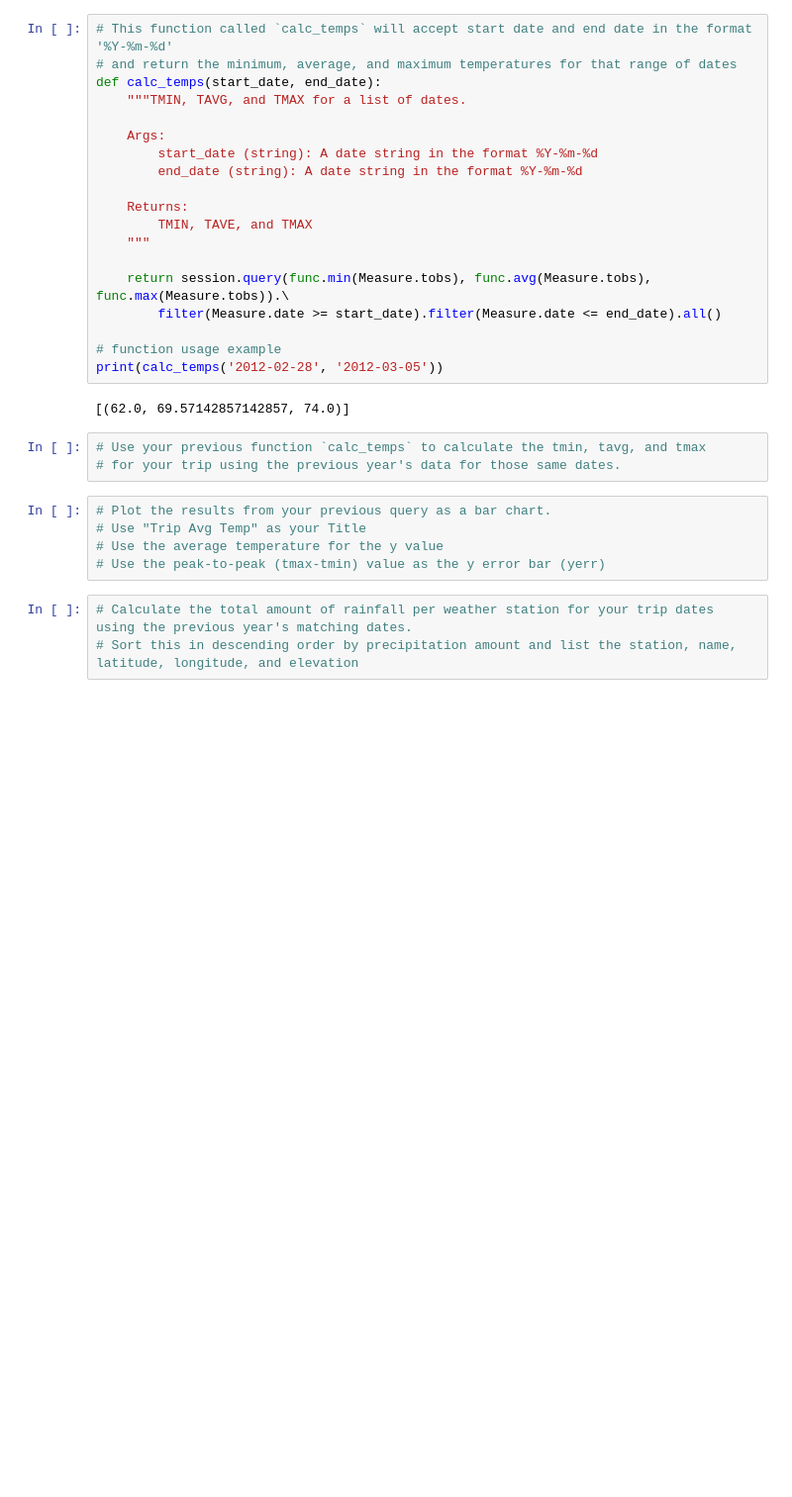
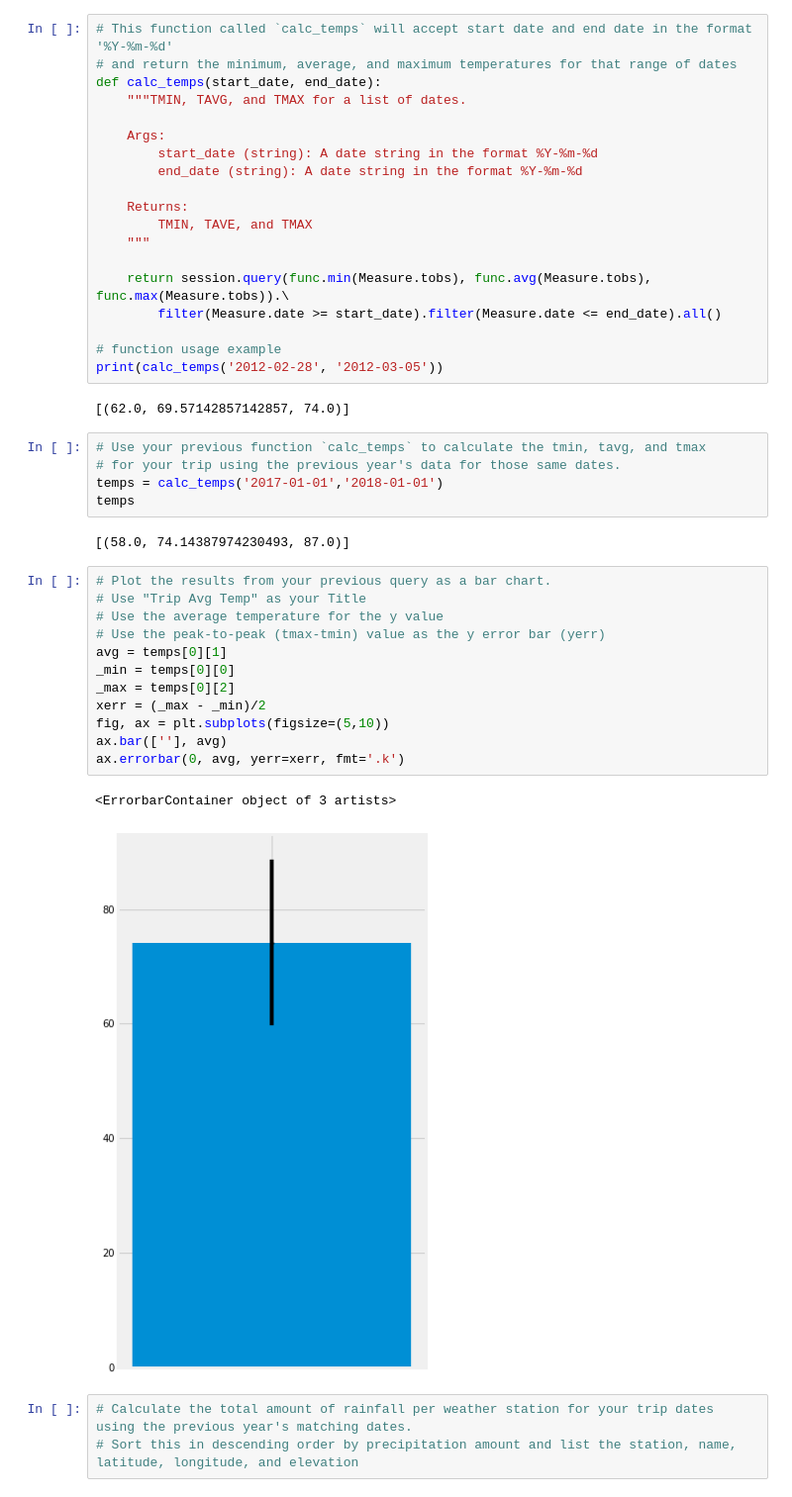
Before and after one commit to ange-wang/sqlalchemy-challenge, a Jupyter notebook: climate.ipynb, the cells around one changed output. Shown at 99% size. Saved outputs shown, nothing was run; the diff lists cells and outputs as text; blank space fills up the shorter version.

```diff
--- a/climate.ipynb
+++ b/climate.ipynb
@@ -201,11 +216,25 @@ print(calc_temps('2012-02-28', '2012-03-05'))
 # %%
 # Use your previous function `calc_temps` to calculate the tmin, tavg, and tmax
 # for your trip using the previous year's data for those same dates.
+temps = calc_temps('2017-01-01','2018-01-01')
+temps
+# %% [output]
+[(58.0, 74.14387974230493, 87.0)]
 # %%
 # Plot the results from your previous query as a bar chart.
 # Use "Trip Avg Temp" as your Title
 # Use the average temperature for the y value
 # Use the peak-to-peak (tmax-tmin) value as the y error bar (yerr)
+avg = temps[0][1]
+_min = temps[0][0]
+_max = temps[0][2]
+xerr = (_max - _min)/2
+fig, ax = plt.subplots(figsize=(5,10))
+ax.bar([''], avg)
+ax.errorbar(0, avg, yerr=xerr, fmt='.k')
+# %% [output]
+<ErrorbarContainer object of 3 artists>
+[figure, added]
 # %%
 # Calculate the total amount of rainfall per weather station for your trip dates using the previous year's matching dates.
 # Sort this in descending order by precipitation amount and list the station, name, latitude, longitude, and elevation
```
Also changed, not shown: parts of 7 cells of this notebook.
